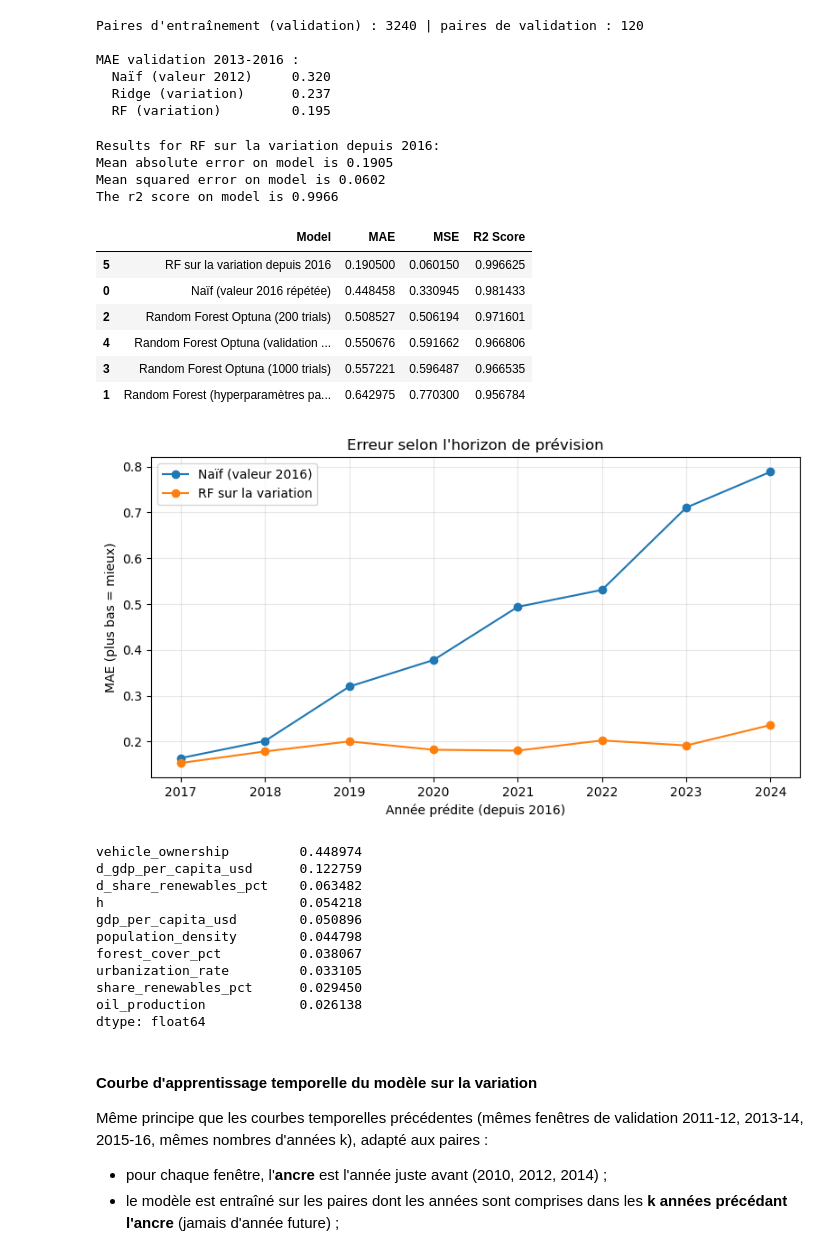
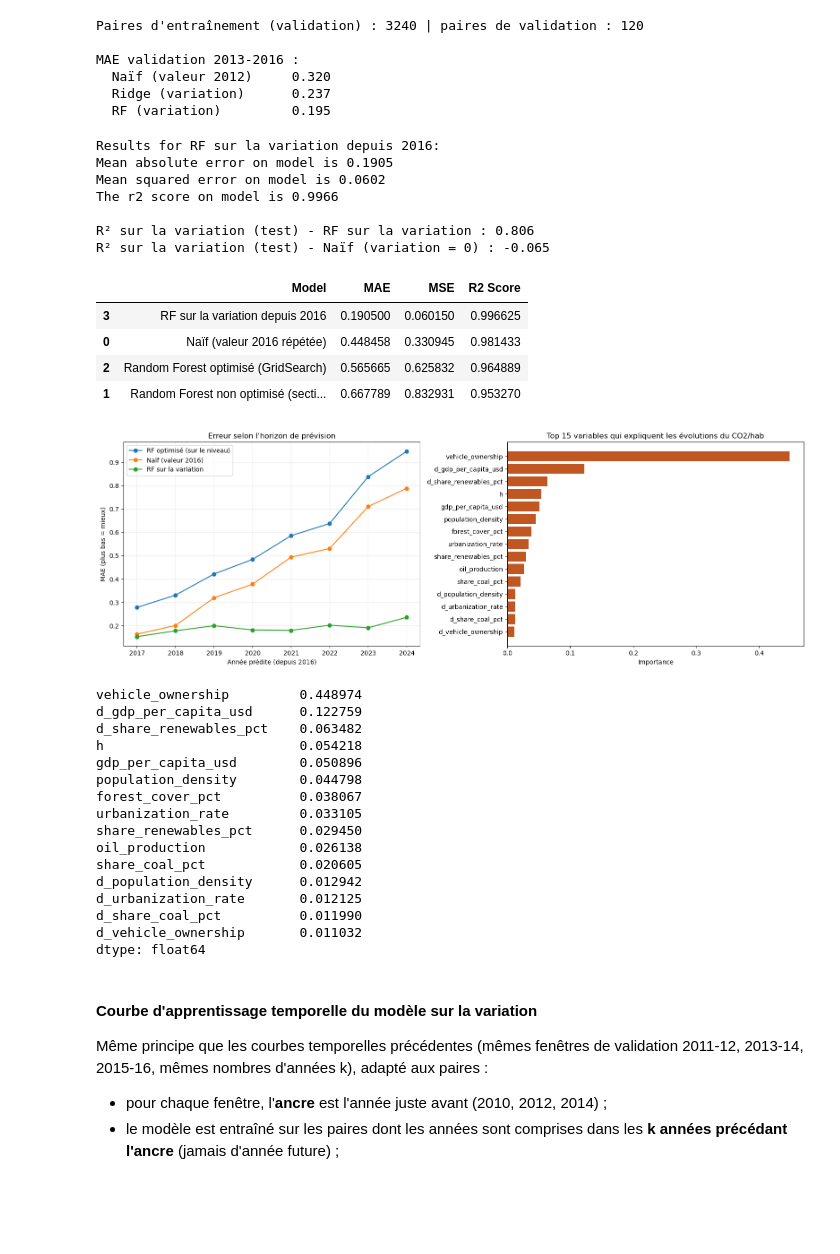
Before and after one commit to julietteboron/DESU_projet, a Jupyter notebook: Climat_DM_clean.ipynb, the cells around one changed output. Saved outputs shown, nothing was run; the diff lists cells and outputs as text; code cells hidden in the pictures; blank space fills up the shorter version.

```diff
--- a/Climat_DM_clean.ipynb
+++ b/Climat_DM_clean.ipynb
@@ -164,7 +159,7 @@ Corrélation: 0.9984291896658517
 from scipy.stats import linregress
 
 vars_to_plot = ['vehicle_ownership','urbanization_rate','gdp_per_capita_usd','agriculture_share_gdp',
-                'oil_production','share_coal_pct','renewable_capacity_gw','share_renewables_pct','forest_cover_pct']
+                'oil_production','share_coal_pct','industrial_share_gdp','share_renewables_pct','forest_cover_pct']
 
 df_by_country = df_annual.groupby('country')[vars_to_plot + ['co2_per_capita','co2_emissions']].mean().reset_index()
 
@@ -723,10 +462,0 @@ Best hyperparameters: {'n_estimators': 78, 'max_depth': 13, 'min_samples_split':
-# %%
-# Modèle final : on réentraîne sur TOUT le train (1995-2016) avec les hyperparamètres retenus,
-# puis on évalue UNE SEULE FOIS sur le test (2017-2024)
-best_params_temporal = study_temporal.best_params
-
-best_model_temporal = RandomForestRegressor(**best_params_temporal, random_state=42, n_jobs=-1)
-best_model_temporal.fit(X_train, y_train)
-y_pred_rfr_optuna_temporal = best_model_temporal.predict(X_test)
-
-results_optuna_temporal = modelresults(y_pred_rfr_optuna_temporal, 'Random Forest Optuna (validation temporelle)')
@@ -886,42 +906,57 @@ y_pred_rf_delta = (test_keys.merge(pairs_test[['country', 'year', 'pred']], on=[
 
 results_rf_delta = modelresults(y_pred_rf_delta, 'RF sur la variation depuis 2016')
 
+# R² sur la VARIATION depuis 2016 (test) : mesure uniquement ce que le modèle a dû prédire,
+# sans le niveau de départ du pays (déjà connu), qui gonfle le R² sur le niveau
+d_true = pairs_test[target] - pairs_test[target + '_b']
+print()
+print(f"R² sur la variation (test) - RF sur la variation : {r2_score(d_true, pairs_test['pred'] - pairs_test[target + '_b']):.3f}")
+print(f"R² sur la variation (test) - Naïf (variation = 0) : {r2_score(d_true, np.zeros(len(d_true))):.3f}")
+
 # --- Tableau récapitulatif sur le test 2017-2024 ---
-results_all = pd.DataFrame([results_naive, results_fit, results_optuna_200, results_optuna_1000,
-                            results_optuna_temporal, results_rf_delta]).sort_values('MAE')
+results_all = pd.DataFrame([results_naive, results_rf, results_grid, results_rf_delta]).sort_values('MAE')
 results_all
 # %% [output]
 Results for RF sur la variation depuis 2016:
 Mean absolute error on model is 0.1905
 Mean squared error on model is 0.0602
 The r2 score on model is 0.9966
+
+R² sur la variation (test) - RF sur la variation : 0.806
+R² sur la variation (test) - Naïf (variation = 0) : -0.065
 |  | Model | MAE | MSE | R2 Score |
-| 5 | RF sur la variation depuis 2016 | 0.190500 | 0.060150 | 0.996625 |
+| 3 | RF sur la variation depuis 2016 | 0.190500 | 0.060150 | 0.996625 |
 | 0 | Naïf (valeur 2016 répétée) | 0.448458 | 0.330945 | 0.981433 |
-| 2 | Random Forest Optuna (200 trials) | 0.508527 | 0.506194 | 0.971601 |
-| 4 | Random Forest Optuna (validation ... | 0.550676 | 0.591662 | 0.966806 |
-| 3 | Random Forest Optuna (1000 trials) | 0.557221 | 0.596487 | 0.966535 |
-| 1 | Random Forest (hyperparamètres pa... | 0.642975 | 0.770300 | 0.956784 |
+| 2 | Random Forest optimisé (GridSearch) | 0.565665 | 0.625832 | 0.964889 |
+| 1 | Random Forest non optimisé (secti... | 0.667789 | 0.832931 | 0.953270 |
 # %%
-# Erreur selon l'horizon de prévision : naïf vs RF sur la variation
+# Erreur selon l'horizon de prévision : RF optimisé (niveau) vs naïf vs RF sur la variation
 err = pd.DataFrame({
     'year': test_keys['year'].values,
+    'RF optimisé (sur le niveau)': np.abs(y_test.values - pred_best_rf),
     'Naïf (valeur 2016)': np.abs(y_test.values - y_pred_naive),
     'RF sur la variation': np.abs(y_test.values - y_pred_rf_delta),
 }).groupby('year').mean()
 
-ax = err.plot(marker='o', figsize=(8, 4.5))
-ax.set_xlabel("Année prédite (depuis 2016)")
-ax.set_ylabel("MAE (plus bas = mieux)")
-ax.set_title("Erreur selon l'horizon de prévision")
-ax.grid(alpha=0.3)
+fig, axes = plt.subplots(1, 2, figsize=(16, 5.5))
+
+err.plot(marker='o', ax=axes[0])
+axes[0].set_xlabel("Année prédite (depuis 2016)")
+axes[0].set_ylabel("MAE (plus bas = mieux)")
+axes[0].set_title("Erreur selon l'horizon de prévision")
+axes[0].grid(alpha=0.3)
+
+# Variables qui expliquent le mieux les évolutions du CO2/hab
+importances_delta = pd.Series(rf_delta.feature_importances_, index=delta_features).sort_values(ascending=False).head(15)
+axes[1].barh(importances_delta.index[::-1], importances_delta.values[::-1], color='#c05621')
+axes[1].set_xlabel('Importance')
+axes[1].set_title('Top 15 variables qui expliquent les évolutions du CO2/hab')
+
 plt.tight_layout()
 plt.show()
-
-# Variables qui expliquent le mieux les évolutions du CO2/hab
-pd.Series(rf_delta.feature_importances_, index=delta_features).sort_values(ascending=False).head(10)
+print(importances_delta)
 # %% [output]
-[figure, old version]
+[figure, new version]
 vehicle_ownership         0.448974
 d_gdp_per_capita_usd      0.122759
 d_share_renewables_pct    0.063482
@@ -932,6 +967,11 @@ forest_cover_pct          0.038067
 urbanization_rate         0.033105
 share_renewables_pct      0.029450
 oil_production            0.026138
+share_coal_pct            0.020605
+d_population_density      0.012942
+d_urbanization_rate       0.012125
+d_share_coal_pct          0.011990
+d_vehicle_ownership       0.011032
 dtype: float64
 # %% [markdown]
 #### Courbe d'apprentissage temporelle du modèle sur la variation
```
Also changed, not shown: parts of 88 cells of this notebook.
